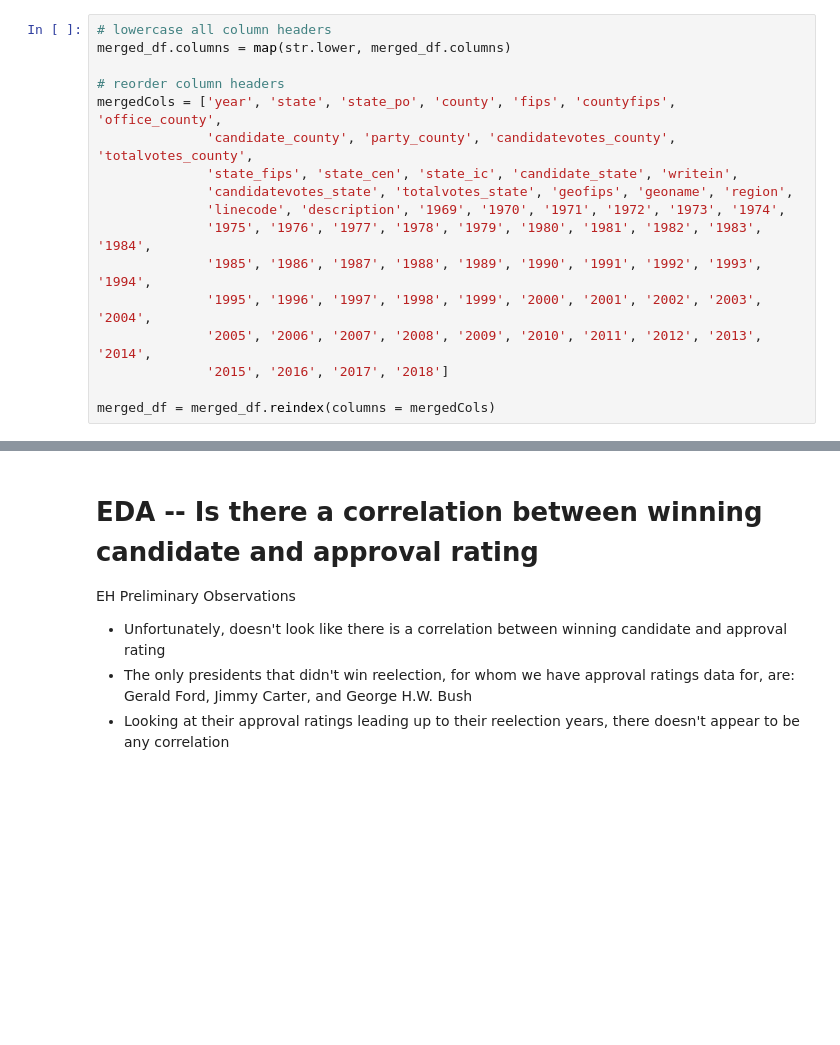
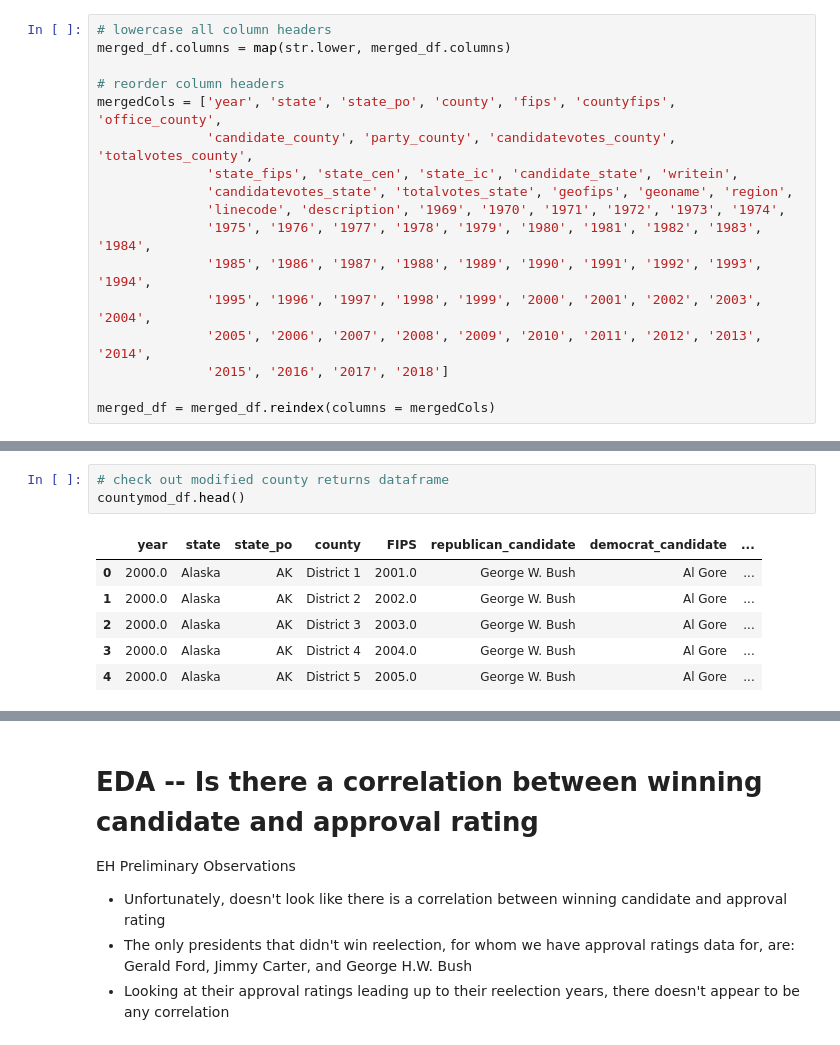
Before and after one commit to ehuang13/w210-presidential-election, a Jupyter notebook: ellie/ellie_eda.ipynb, the cells around one changed output, grey strips where cells are left out. Cells and saved outputs as stored; diff of their text form; blank space fills up the shorter version.

```diff
--- a/ellie_eda.ipynb
+++ b/ellie/ellie_eda.ipynb
@@ -291,0 +301,10 @@ merged_df.head(3)
+# %%
+# check out modified county returns dataframe
+countymod_df.head()
+# %% [output]
+|  | year | state | state_po | county | FIPS | republican_candidate | democrat_candidate | ... |
+| 0 | 2000.0 | Alaska | AK | District 1 | 2001.0 | George W. Bush | Al Gore | ... |
+| 1 | 2000.0 | Alaska | AK | District 2 | 2002.0 | George W. Bush | Al Gore | ... |
+| 2 | 2000.0 | Alaska | AK | District 3 | 2003.0 | George W. Bush | Al Gore | ... |
+| 3 | 2000.0 | Alaska | AK | District 4 | 2004.0 | George W. Bush | Al Gore | ... |
+| 4 | 2000.0 | Alaska | AK | District 5 | 2005.0 | George W. Bush | Al Gore | ... |
```
Also changed, not shown: parts of 11 cells of this notebook, 1 other file.
